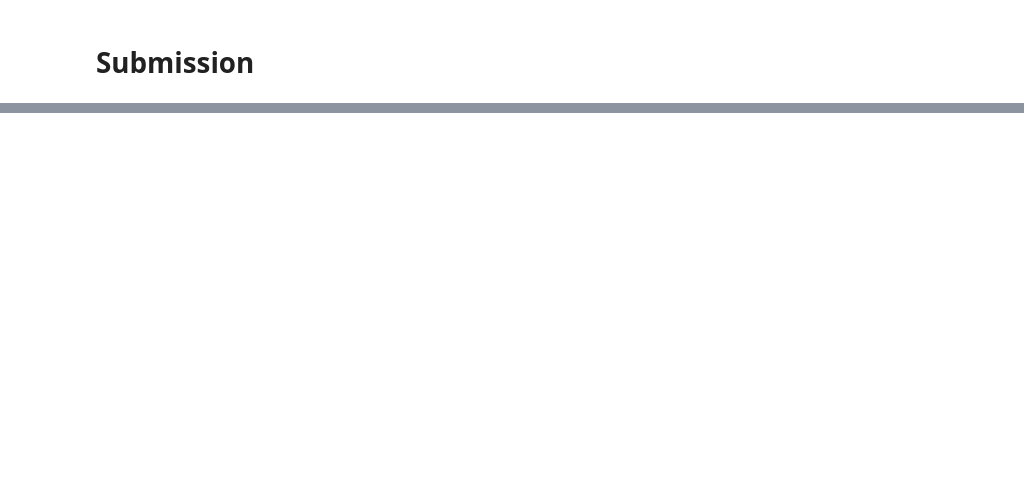
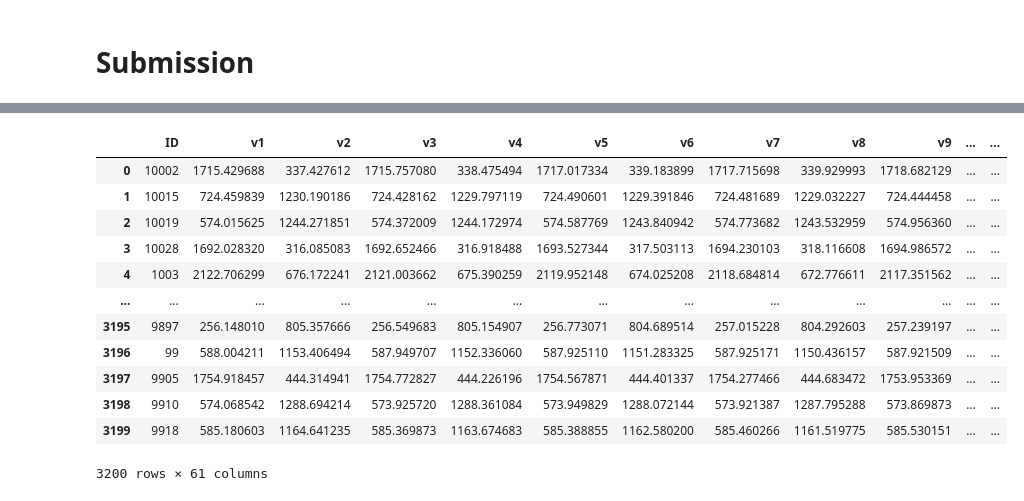
Before and after one commit to wanglec/cse151b-kaggle, a Jupyter notebook: Seq2Seq.ipynb, the cells around one changed output, grey strips where cells are left out. Drawn from its saved outputs; the diff is of its cells as text; code cells hidden in the pictures; blank space fills up the shorter version.

```diff
--- a/Seq2Seq.ipynb
+++ b/Seq2Seq.ipynb
@@ -277,10 +551,12 @@ tensor([3416.7327, 1842.6482])
 # %%
 # predict
+pred_p_out = []
+all_zeros_ix = []
+real_inp = None
 with torch.no_grad():
-    for i_batch, batch_data in enumerate(test_loader):
+    for i_batch, batch_data in enumerate(train_loader):
         inp, out = batch_data
         inp = inp.to(device)
-        out = out.to(device)
 
         # Set to eval mode
         encoder.eval()
@@ -289,12 +565,13 @@ with torch.no_grad():
         # Encoder
         batch_size = inp.shape[0]
         input_length = inp.shape[1]
-        output_length = out.shape[1]
         input_shape = inp.shape[2]
 
         # Get relative position
         initial_p_in = inp[:, 0, :2].detach().clone()
+        real_inp = inp.detach().clone()
         inp[:, :, :2] = inp[:, :, :2] - initial_p_in[:, None]
+#         inp, p_in_0 = get_relative_position(inp)
 
         # Encode observed trajectory
         for i in range(input_length):
@@ -304,12 +581,20 @@ with torch.no_grad():
         # Initialize decoder input with last coordinate in encoder
         decoder_hidden = encoder_hidden
         decoder_input = encoder_input[:, :2]
-        decoder_outputs = torch.zeros(out.shape)
+        decoder_outputs = torch.zeros((len(inp), 30, 2))
 
         # Decode hidden state in future trajectory
-        for i in range(output_length):
-            decoder_output, decoder_hidden = decoder(decoder_input, encoder_hidden)
+        for i in range(30):
+            decoder_output, decoder_hidden = decoder(decoder_input, decoder_hidden)
             decoder_outputs[:, i, :] = decoder_output + initial_p_in
 
             # Use own predictions as inputs at next step
             decoder_input = decoder_output
+
+        # predicted_p_out
+#         out = get_absolute_position(inp, decoder_outputs.to(device), p_in_0, return_pred_only=True)
+        pred_p_out.append(decoder_outputs)
+        break
+# %%
+predicted_p_out = torch.FloatTensor(len(val_loader), 30, 2)#.to(device)
+torch.cat(pred_p_out, out=predicted_p_out)
@@ -319,0 +621,4 @@ with torch.no_grad():
+# %%
+# make final submission dataframe
+df = pd.DataFrame(predicted_p_out.view(3200, -1).cpu().numpy(), columns=[f"v{i}" for i in range(1, 61)])
+df.head()
@@ -320,3 +633,22 @@ with torch.no_grad():
+# %%
+df['ID'] = submission['ID']
+cols = df.columns[-1:].tolist() + df.columns[:-1].tolist()
+df = df[cols]
+df
+# %% [output]
+|  | ID | v1 | v2 | v3 | v4 | v5 | v6 | v7 | v8 | v9 | ... | ... |
+| 0 | 10002 | 1715.429688 | 337.427612 | 1715.757080 | 338.475494 | 1717.017334 | 339.183899 | 1717.715698 | 339.929993 | 1718.682129 | ... | ... |
+| 1 | 10015 | 724.459839 | 1230.190186 | 724.428162 | 1229.797119 | 724.490601 | 1229.391846 | 724.481689 | 1229.032227 | 724.444458 | ... | ... |
+| 2 | 10019 | 574.015625 | 1244.271851 | 574.372009 | 1244.172974 | 574.587769 | 1243.840942 | 574.773682 | 1243.532959 | 574.956360 | ... | ... |
+| 3 | 10028 | 1692.028320 | 316.085083 | 1692.652466 | 316.918488 | 1693.527344 | 317.503113 | 1694.230103 | 318.116608 | 1694.986572 | ... | ... |
+| 4 | 1003 | 2122.706299 | 676.172241 | 2121.003662 | 675.390259 | 2119.952148 | 674.025208 | 2118.684814 | 672.776611 | 2117.351562 | ... | ... |
+| ... | ... | ... | ... | ... | ... | ... | ... | ... | ... | ... | ... | ... |
+| 3195 | 9897 | 256.148010 | 805.357666 | 256.549683 | 805.154907 | 256.773071 | 804.689514 | 257.015228 | 804.292603 | 257.239197 | ... | ... |
+| 3196 | 99 | 588.004211 | 1153.406494 | 587.949707 | 1152.336060 | 587.925110 | 1151.283325 | 587.925171 | 1150.436157 | 587.921509 | ... | ... |
+| 3197 | 9905 | 1754.918457 | 444.314941 | 1754.772827 | 444.226196 | 1754.567871 | 444.401337 | 1754.277466 | 444.683472 | 1753.953369 | ... | ... |
+| 3198 | 9910 | 574.068542 | 1288.694214 | 573.925720 | 1288.361084 | 573.949829 | 1288.072144 | 573.921387 | 1287.795288 | 573.869873 | ... | ... |
+| 3199 | 9918 | 585.180603 | 1164.641235 | 585.369873 | 1163.674683 | 585.388855 | 1162.580200 | 585.460266 | 1161.519775 | 585.530151 | ... | ... |
+3200 rows × 61 columns
 # %%
 from datetime import datetime
 def save_submission(df, filename):
```
Also changed, not shown: parts of 28 cells of this notebook, 1 other file.
